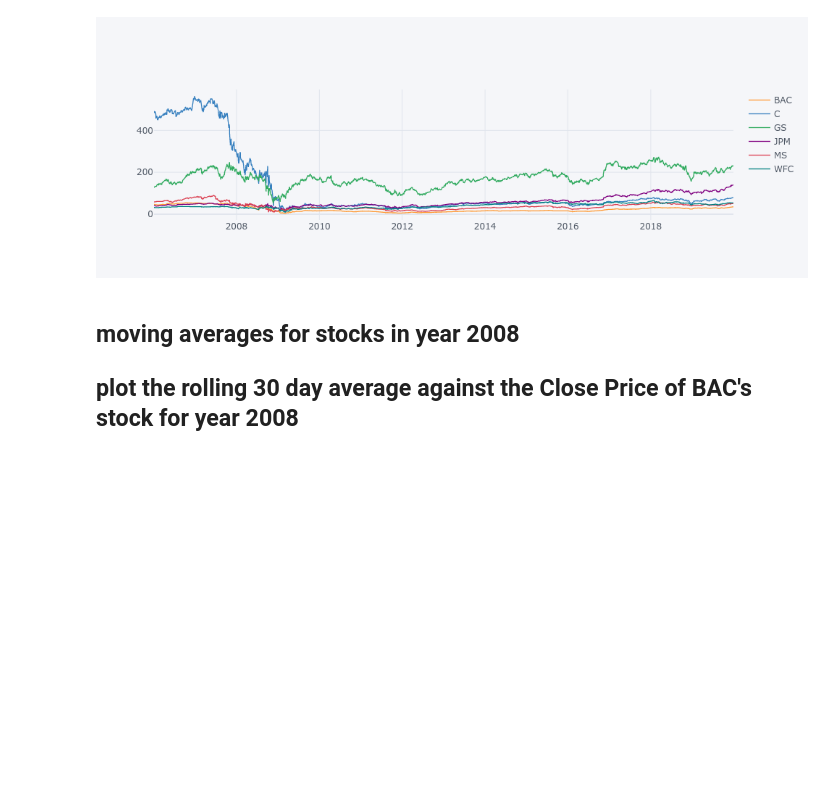
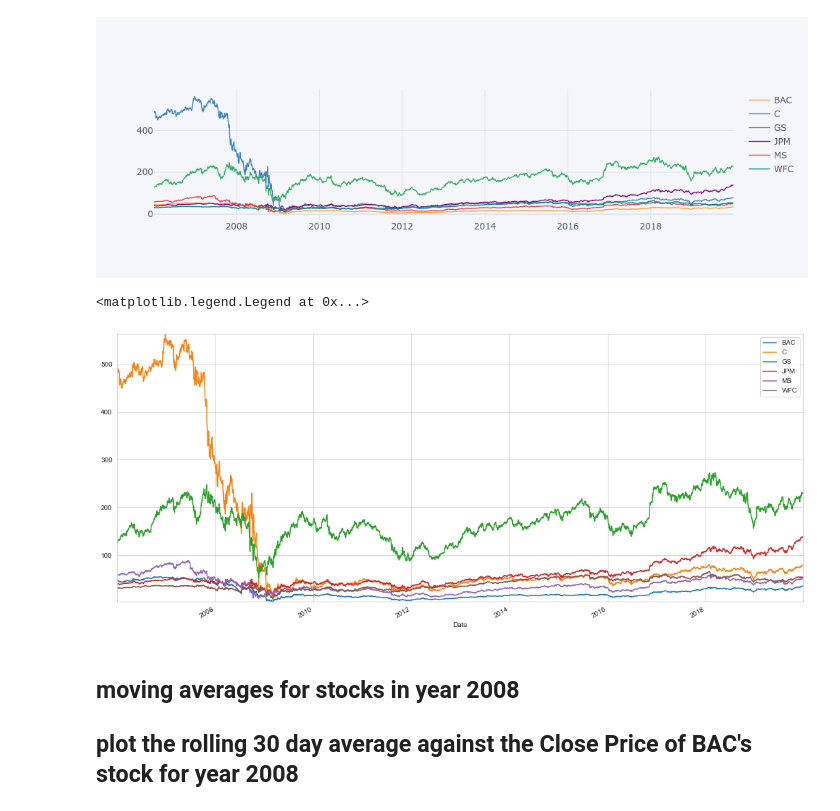
Before and after one commit to PIETRO-ing/finance_project, a Jupyter notebook: finance_project.ipynb, the cells around one changed output. Drawn from its saved outputs; the diff is of its cells as text; code cells hidden in the pictures; blank space fills up the shorter version.

```diff
--- a/finance_project.ipynb
+++ b/finance_project.ipynb
@@ -343,6 +343,13 @@ sns.histplot(returns.loc['2015-01-01':'2015-12-31']['MS Return'], bins=50, kde=T
 bank_stocks.xs(key='Close', axis=1, level='Stock Info').iplot()
 # %% [output]
 [figure]
+# %%
+for i in thickers:
+    bank_stocks[i]['Close'].plot(label=i, figsize=(18,8))
+plt.legend()
+# %% [output]
+<matplotlib.legend.Legend at 0x...>
+[figure, added]
 # %% [markdown]
 ## moving averages for stocks in year 2008
 ## plot the rolling 30 day average against the Close Price of BAC's stock for year 2008
```
